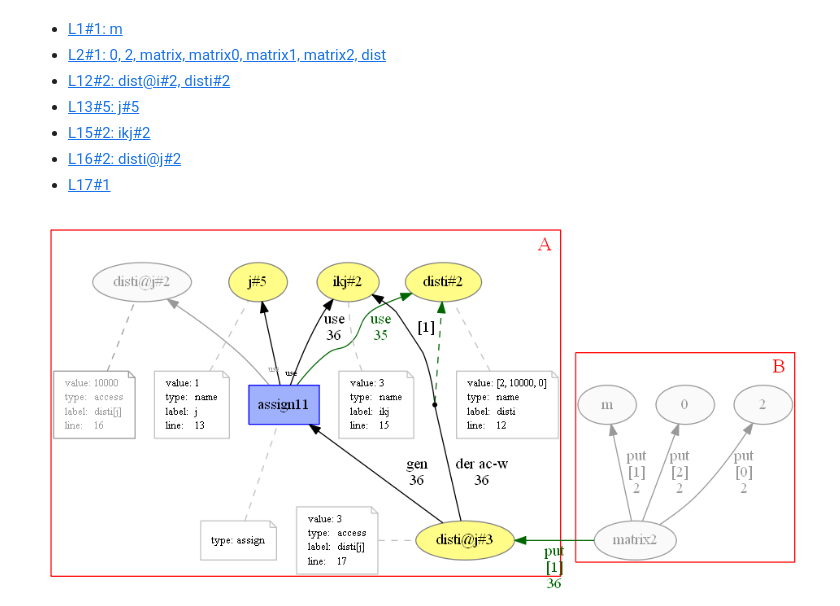
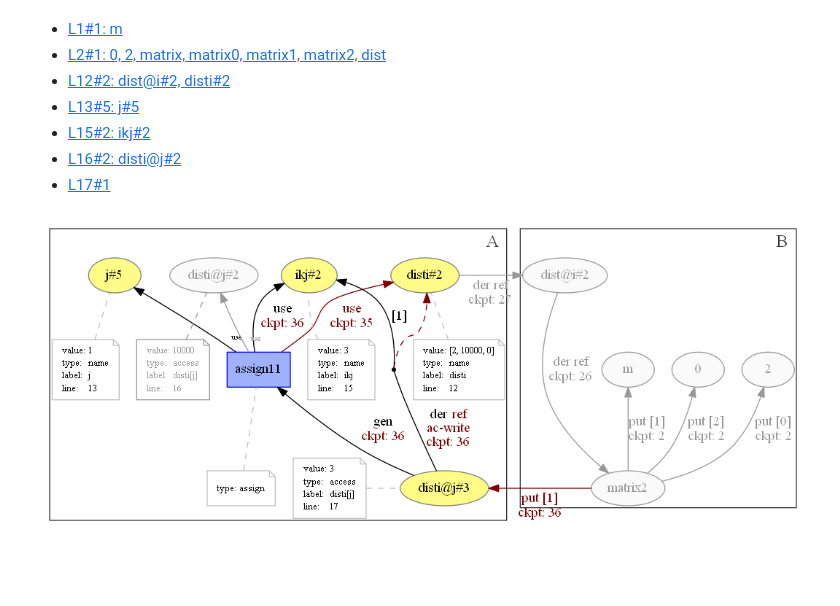
Before and after one commit to dew-uff/versioned-prov, a Jupyter notebook: notebooks/[Versioned-PROV] Paper.ipynb, the cells around one changed output. Cells and saved outputs as stored; diff of their text form; code cells hidden in the pictures; blank space fills up the shorter version.

Commit message:
Update paper images

```diff
--- a/notebooks/[Versioned-PROV] Paper.ipynb
+++ b/notebooks/[Versioned-PROV] Paper.ipynb
@@ -314,8 +314,8 @@ subgraph cluster_0 {
     labeljust="r"
     labelloc="b"
     margin="2"
-    color = "red"
-    fontcolor = "red"
+    color = "#333333"
+    fontcolor = "#333333"
     fontsize = "18"
     label = "A";
     "g/disti@j#3"; "g/disti@j#3-attrs"
@@ -334,10 +334,11 @@ subgraph cluster_1 {
     labeljust="r"
     labelloc="b"
     margin="2"
-    color = "red"
-    fontcolor = "red"
+    color = "#333333"
+    fontcolor = "#333333"
     fontsize = "18"
     label = "B";
+    "g/dist@i#2"
     "g/matrix2"
     "g/m"
     "g/0"
@@ -367,34 +368,35 @@ hadMember(matrix2, 0, [type="version:Put",version:key="2",version:checkpoint="2"
 //wasDerivedFrom(dist, matrix, -, -, -, [type="version:Reference",version:checkpoint="3",dot:hide2="true"])
 
 // L12#2
-//entity(dist@i#2, [value="[2, 10000, 0]",type="script:access",label="dist[i]",script:line="12",dot:hide2="true"])
-//wasDerivedFrom(dist@i#2, matrix2, -, -, -, [type="version:Reference",version:checkpoint="26",version:collection="dist",version:key="2",version:access="r",dot:hide2="true"])
+entity(dist@i#2, [value="[2, 10000, 0]",type="script:access",label="dist[i]",script:line="12",dot:hide2="true"])
+wasDerivedFrom(dist@i#2, matrix2, -, -, -, [type="version:Reference",version:checkpoint="26",dot:hide2="true"])
 entity(disti#2, [value="[2, 10000, 0]",type="script:name",label="disti",script:line="12"])
-//wasDerivedFrom(disti#2, dist@i#2, -, -, -, [type="version:Reference",version:checkpoint="27",dot:hide2="true"])
+wasDerivedFrom(disti#2, dist@i#2, -, -, -, [type="version:Reference",version:checkpoint="27",dot:hide2="true"])
 
 // L13#2
 entity(j#5, [value="1",type="script:name",label="j",script:line="13"])
 
 // L15#2
 entity(ikj#2, [value="3",type="script:name",label="ikj",script:line="15"])
 
 // L16#2
 entity(disti@j#2, [value="10000",type="script:access",label="disti[j]",script:line="16",dot:hide2="~attr"])
 // wasDerivedFrom(disti@j#2, m, -, -, -, [type="version:Reference",version:checkpoint="34",version:collection="disti#2",version:key="0",version:access="r",dot:hide2="true"])
 
 
 // L17#1
 
 hadMember(matrix2, disti@j#3, [type="version:Put",version:key="1",version:checkpoint="36",dot:specific="true"])
 used(assign11, disti#2, -, [version:checkpoint="35",dot:specific="true"])
 
 entity(disti@j#3, [value="3",type="script:access",label="disti[j]",script:line="17"])
 activity(assign11, [type="script:assign"])
 wasDerivedFrom(disti@j#3, ikj#2, assign11, g31, u33, [type="version:Reference",version:checkpoint="36",version:collection="disti#2",version:key="1",version:access="w"])
 used(assign11, j#5, -)
 used(assign11, disti@j#2, -,[dot:hide2="true"])
 endDocument
 ##F##
 {rank=same "g/matrix2" "g/disti@j#3" "g/disti@j#3-attrs"}
+{rank=same "g/disti#2" "g/dist@i#2"}
 # %% [output]
-[figure, old version]
+[figure, new version]
```
Also changed, not shown: parts of 2 cells of this notebook, 36 other files.
